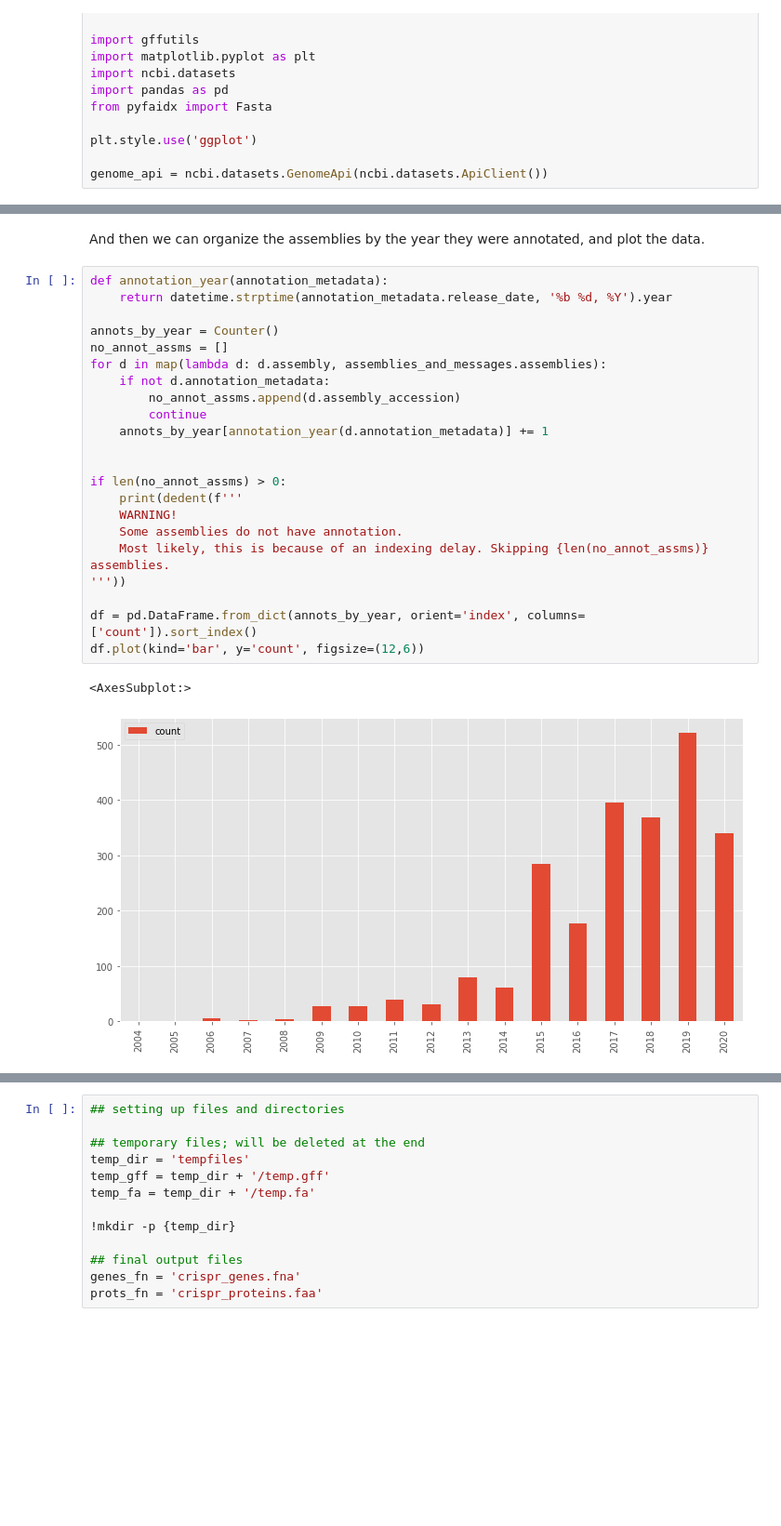
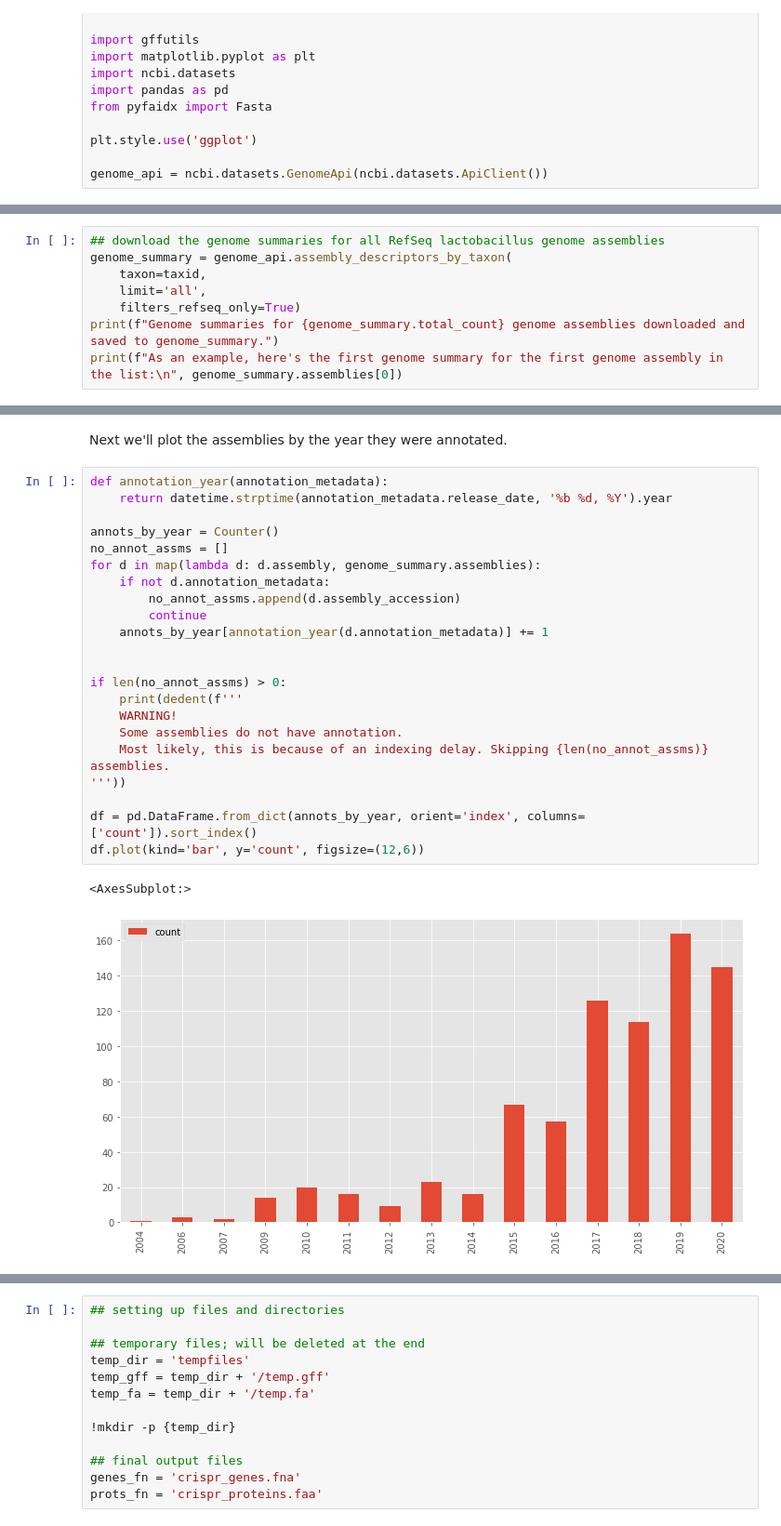
Before and after one commit to ncbi/datasets, a Jupyter notebook: examples/jupyter/ncbi-datasets-pylib/ncbi-datasets-gff3.ipynb, the cells around one changed output, grey strips where cells are left out. Shown at 93% size. Saved outputs shown, nothing was run; the diff lists cells and outputs as text; blank space fills up the shorter version.

```diff
--- a/examples/jupyter/ncbi-datasets-pylib/ncbi-datasets-gff3.ipynb
+++ b/examples/jupyter/ncbi-datasets-pylib/ncbi-datasets-gff3.ipynb
@@ -59,0 +60,8 @@ Wall time: 2.52 s
+# %%
+## download the genome summaries for all RefSeq lactobacillus genome assemblies
+genome_summary = genome_api.assembly_descriptors_by_taxon(
+    taxon=taxid,
+    limit='all',
+    filters_refseq_only=True)
+print(f"Genome summaries for {genome_summary.total_count} genome assemblies downloaded and saved to genome_summary.")
+print(f"As an example, here's the first genome summary for the first genome assembly in the list:\n", genome_summary.assemblies[0])
@@ -60,28 +86,28 @@ Wall time: 2.52 s
 # %% [markdown]
-And then we can organize the assemblies by the year they were annotated, and plot the data.
+Next we'll plot the assemblies by the year they were annotated.
 # %%
 def annotation_year(annotation_metadata):
     return datetime.strptime(annotation_metadata.release_date, '%b %d, %Y').year
 
 annots_by_year = Counter()
 no_annot_assms = []
-for d in map(lambda d: d.assembly, assemblies_and_messages.assemblies):
+for d in map(lambda d: d.assembly, genome_summary.assemblies):
     if not d.annotation_metadata:
         no_annot_assms.append(d.assembly_accession)
         continue
     annots_by_year[annotation_year(d.annotation_metadata)] += 1
 
 
 if len(no_annot_assms) > 0:
     print(dedent(f'''
     WARNING!
     Some assemblies do not have annotation.
     Most likely, this is because of an indexing delay. Skipping {len(no_annot_assms)} assemblies.
 '''))
 
 df = pd.DataFrame.from_dict(annots_by_year, orient='index', columns=['count']).sort_index()
 df.plot(kind='bar', y='count', figsize=(12,6))
 # %% [output]
 <AxesSubplot:>
-[figure, old version]
+[figure, new version]
 # %% [markdown]
```
Also changed, not shown: parts of 22 cells of this notebook, 3 other files.
